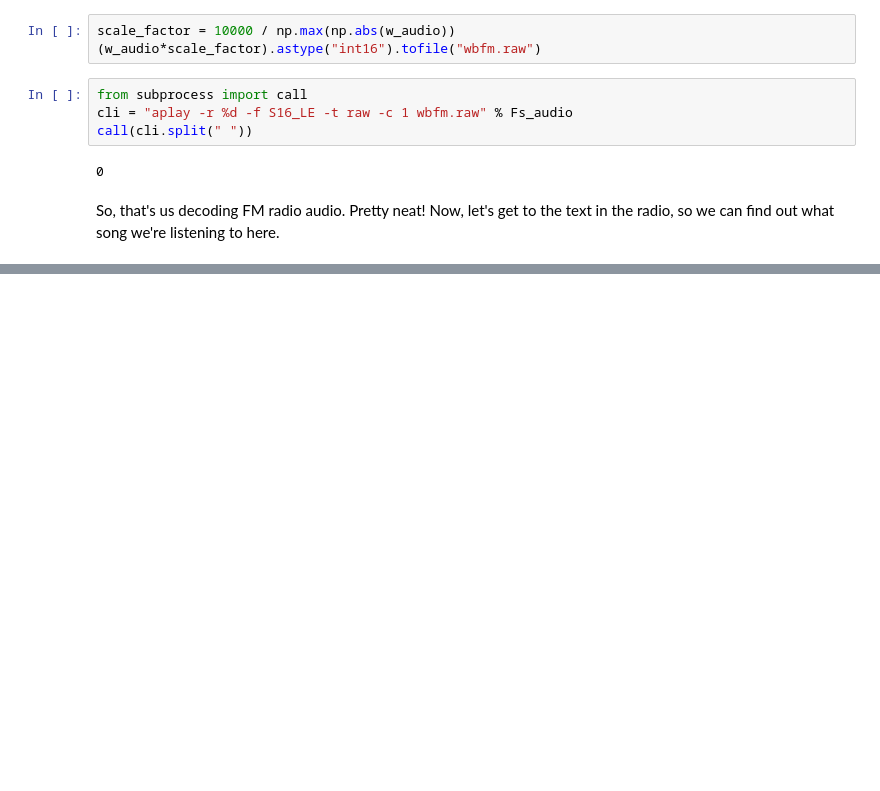
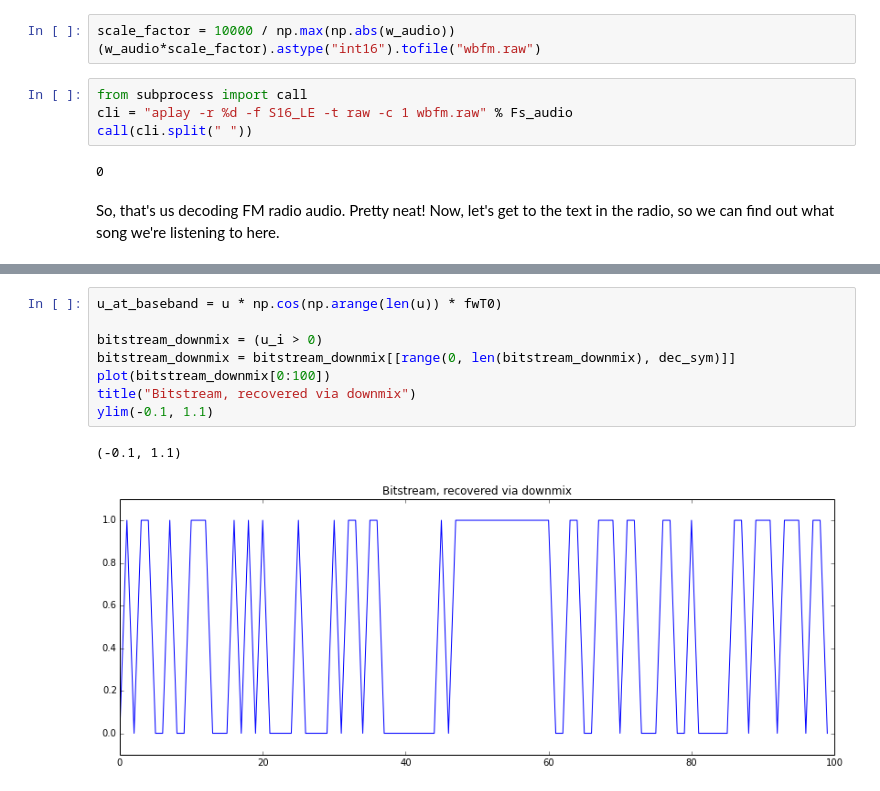
Before and after one commit to jbm9/sdr_snippets, a Jupyter notebook: web/gnuradio_and_ipython/2 Broadcast FM RDS Decode.ipynb, the cells around one changed output, grey strips where cells are left out. Drawn from its saved outputs; the diff is of its cells as text; blank space fills up the shorter version.

```diff
--- a/web/gnuradio_and_ipython/2 Broadcast FM RDS Decode.ipynb
+++ b/web/gnuradio_and_ipython/2 Broadcast FM RDS Decode.ipynb
@@ -417,0 +482,11 @@ ylim(-0.1, 1.1)
+# %%
+u_at_baseband = u * np.cos(np.arange(len(u)) * fwT0)
+
+bitstream_downmix = (u_i > 0)
+bitstream_downmix = bitstream_downmix[[range(0, len(bitstream_downmix), dec_sym)]]
+plot(bitstream_downmix[0:100])
+title("Bitstream, recovered via downmix")
+ylim(-0.1, 1.1)
+# %% [output]
+(-0.1, 1.1)
+[figure, added]
```
Also changed, not shown: parts of 34 cells of this notebook.
